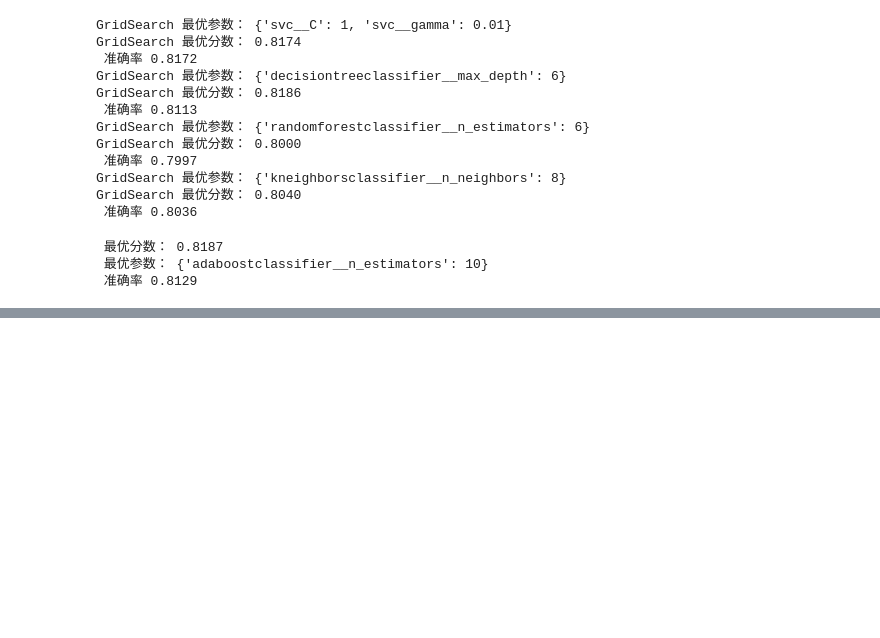
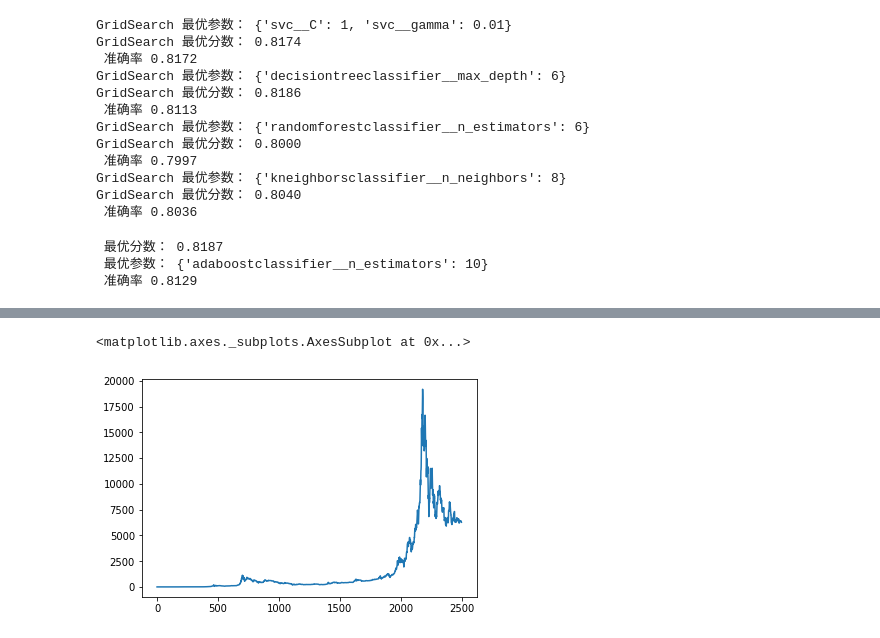
Before and after one commit to Rickiegg/data_analysis, a Jupyter notebook: Capstone.ipynb, the cells around one changed output, grey strips where cells are left out. Saved outputs shown, nothing was run; the diff lists cells and outputs as text; code cells hidden in the pictures; blank space fills up the shorter version.

```diff
--- a/Capstone.ipynb
+++ b/Capstone.ipynb
@@ -315,0 +376,4 @@ print(" 准确率 %0.4lf" %accuracy_score(test_y, predict_y))
+# %%
+df=pd.read_csv('/Users/didi/Desktop/data_analysis/bitcoin-master/bitcoin_2012-01-01_to_2018-10-31.csv')
+df.info()
+# df.Timestamp
@@ -315,0 +394,5 @@ print(" 准确率 %0.4lf" %accuracy_score(test_y, predict_y))
+# %%
+df.Weighted_Price.plot()
+# %% [output]
+<matplotlib.axes._subplots.AxesSubplot at 0x...>
+[figure, added]
```
Also changed, not shown: parts of 6 cells of this notebook, 1 other file.
